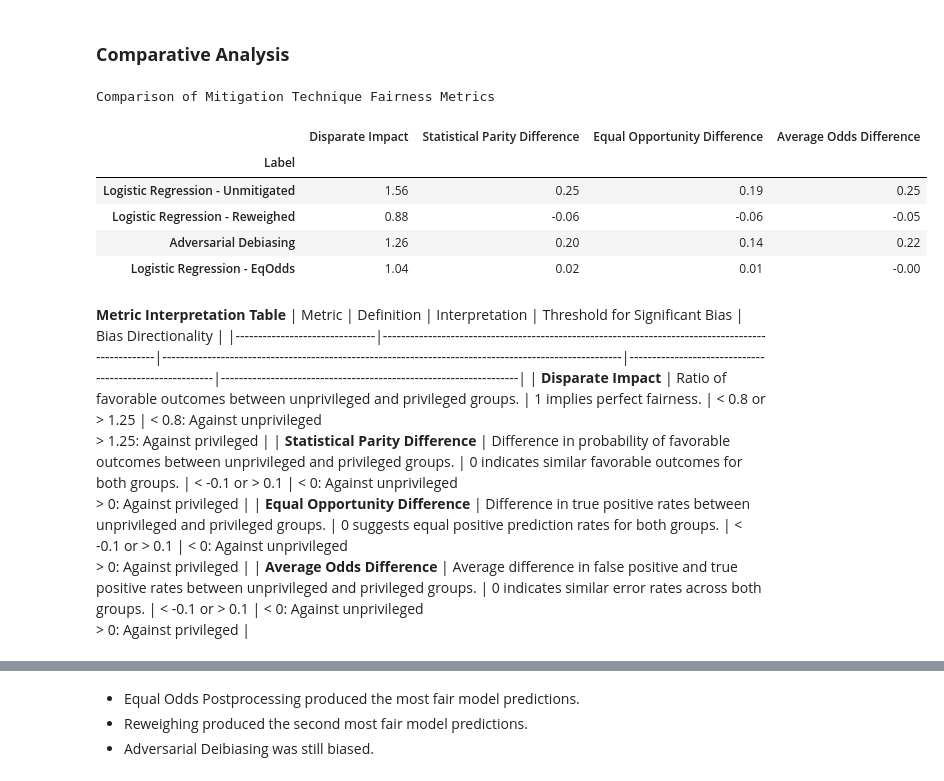
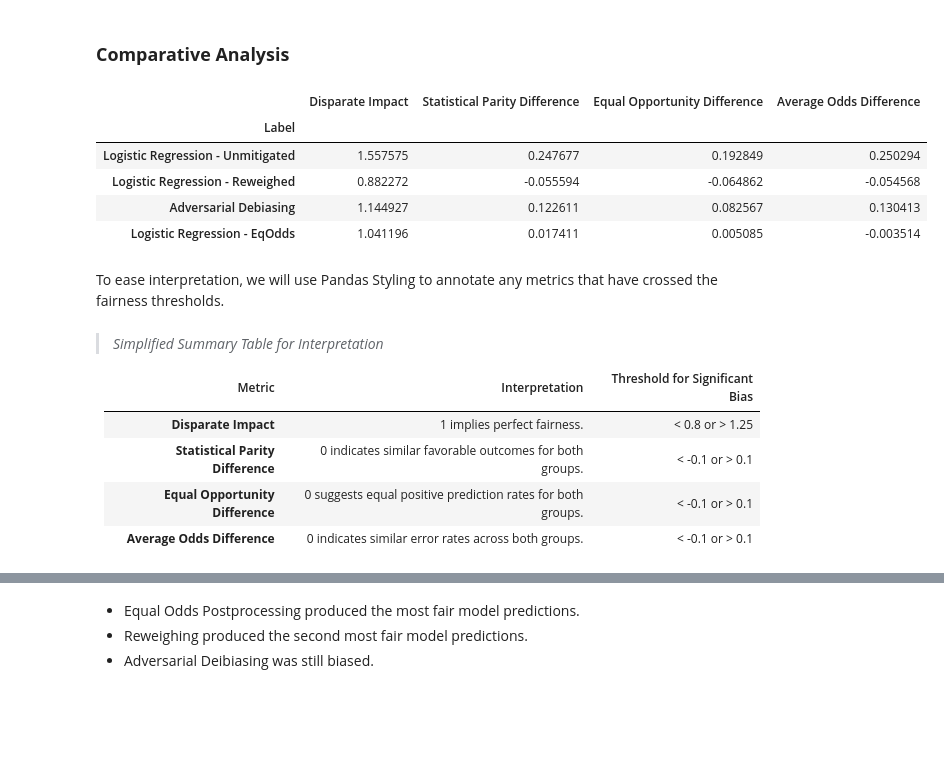
Before and after one commit to jirvingphd/ai-fairness-360-blogs, a Jupyter notebook: Blog-Pt2-AI-Fairness-360.ipynb, the cells around one changed output, grey strips where cells are left out. Cells and saved outputs as stored; diff of their text form; code cells hidden in the pictures; blank space fills up the shorter version.

Commit message:
final blog post

```diff
--- a/Blog-Pt2-AI-Fairness-360.ipynb
+++ b/Blog-Pt2-AI-Fairness-360.ipynb
@@ -197,5 +194,0 @@ Traditionally, we would perform our train-test-split before applying the preproc
-# %%
-# Preprocess the entire dataset
-# Assuming df is your DataFrame
-final_df = preprocessor.fit_transform(df)
-final_df.head()
@@ -210,15 +194,0 @@ final_df.head()
-# %%
-
-# Convert to BinaryLabelDataset
-dataset = BinaryLabelDataset(
-    favorable_label=0, # Not reincarcerated
-    unfavorable_label=1, # Reincarcerated
-    df=final_df,
-    label_names=['Reincarcerated'],
-    # protected_attribute_names=['Race',"Sex"]
-    protected_attribute_names = ["Sex"]
-
-)
-
-# Split the dataset
-train, test = dataset.split([0.7], shuffle=True)
@@ -914,35 +882,25 @@ In this section, we will compare the effectiveness of the different bias mitigat
 
 ### **Comparative Analysis**
 # %%
-
+# Combine the fairness metrics into a DataFrame
 df_fairness = pd.DataFrame([fairness_unmit, fairness_reweigh, fairness_adv_debias, fairness_eqodds])
 df_fairness = df_fairness.set_index('Label')
-df_fairness.style.background_gradient(cmap='Greens', axis=0).format("{:.2f}").set_caption("Comparison of Mitigation Technique Fairness Metrics")
+df_fairness
 # %% [output]
-Comparison of Mitigation Technique Fairness Metrics
 |  | Disparate Impact | Statistical Parity Difference | Equal Opportunity Difference | Average Odds Difference |
 | Label |  |  |  |  |
-| Logistic Regression - Unmitigated | 1.56 | 0.25 | 0.19 | 0.25 |
-| Logistic Regression - Reweighed | 0.88 | -0.06 | -0.06 | -0.05 |
-| Adversarial Debiasing | 1.26 | 0.20 | 0.14 | 0.22 |
-| Logistic Regression - EqOdds | 1.04 | 0.02 | 0.01 | -0.00 |
+| Logistic Regression - Unmitigated | 1.557575 | 0.247677 | 0.192849 | 0.250294 |
+| Logistic Regression - Reweighed | 0.882272 | -0.055594 | -0.064862 | -0.054568 |
+| Adversarial Debiasing | 1.144927 | 0.122611 | 0.082567 | 0.130413 |
+| Logistic Regression - EqOdds | 1.041196 | 0.017411 | 0.005085 | -0.003514 |
+# %% [markdown]
+To ease interpretation, we will use Pandas Styling to annotate any metrics that have crossed the fairness thresholds.
 # %% [markdown]
+>*Simplified Summary Table for Interpretation*
 
-<!--
-**Fairness Metrics Comparison Table**
-
-| Metric                         | Baseline | Reweighing | Adversarial Debiasing | Equalized Odds Post-Processing |
-|-------------------------------|----------|------------|-----------------------|-------------------------------|
-| **Disparate Impact**          | 1.56     | 0.88       | 1.03                  | 1.04                          |
-| **Statistical Parity Difference** | 0.25     | -0.06      | 0.02                  | 0.02                          |
-| **Equal Opportunity Difference** | 0.19     | -0.06      | 0.00                  | 0.01                          |
-| **Average Odds Difference**   | 0.25     | -0.05      | 0.02                  | -0.00                         | -->
-
-
-**Metric Interpretation Table**
-| Metric                        | Definition                                                                                       | Interpretation                                                                                       | Threshold for Significant Bias                        | Bias Directionality                                            |
-|-------------------------------|--------------------------------------------------------------------------------------------------|------------------------------------------------------------------------------------------------------|--------------------------------------------------------|------------------------------------------------------------------|
-| **Disparate Impact**          | Ratio of favorable outcomes between unprivileged and privileged groups.                          | 1 implies perfect fairness.                                                                         | < 0.8 or > 1.25                                         | < 0.8: Against unprivileged<br> > 1.25: Against privileged       |
-| **Statistical Parity Difference** | Difference in probability of favorable outcomes between unprivileged and privileged groups.     | 0 indicates similar favorable outcomes for both groups.                                              | < -0.1 or > 0.1                                         | < 0: Against unprivileged<br> > 0: Against privileged            |
-| **Equal Opportunity Difference** | Difference in true positive rates between unprivileged and privileged groups.                   | 0 suggests equal positive prediction rates for both groups.                                          | < -0.1 or > 0.1                                         | < 0: Against unprivileged<br> > 0: Against privileged            |
-| **Average Odds Difference**   | Average difference in false positive and true positive rates between unprivileged and privileged groups. | 0 indicates similar error rates across both groups.                                                 | < -0.1 or > 0.1                                         | < 0: Against unprivileged<br> > 0: Against privileged            |
+| Metric                          | Interpretation                                                               | Threshold for Significant Bias |
+|---------------------------------|------------------------------------------------------------------------------|--------------------------------|
+| **Disparate Impact**            | 1 implies perfect fairness.                                                  | < 0.8 or > 1.25                |
+| **Statistical Parity Difference** | 0 indicates similar favorable outcomes for both groups.                     | < -0.1 or > 0.1                |
+| **Equal Opportunity Difference** | 0 suggests equal positive prediction rates for both groups.                 | < -0.1 or > 0.1                |
+| **Average Odds Difference**     | 0 indicates similar error rates across both groups.                          | < -0.1 or > 0.1                |
```
Also changed, not shown: parts of 20 cells of this notebook, 10 other files.
